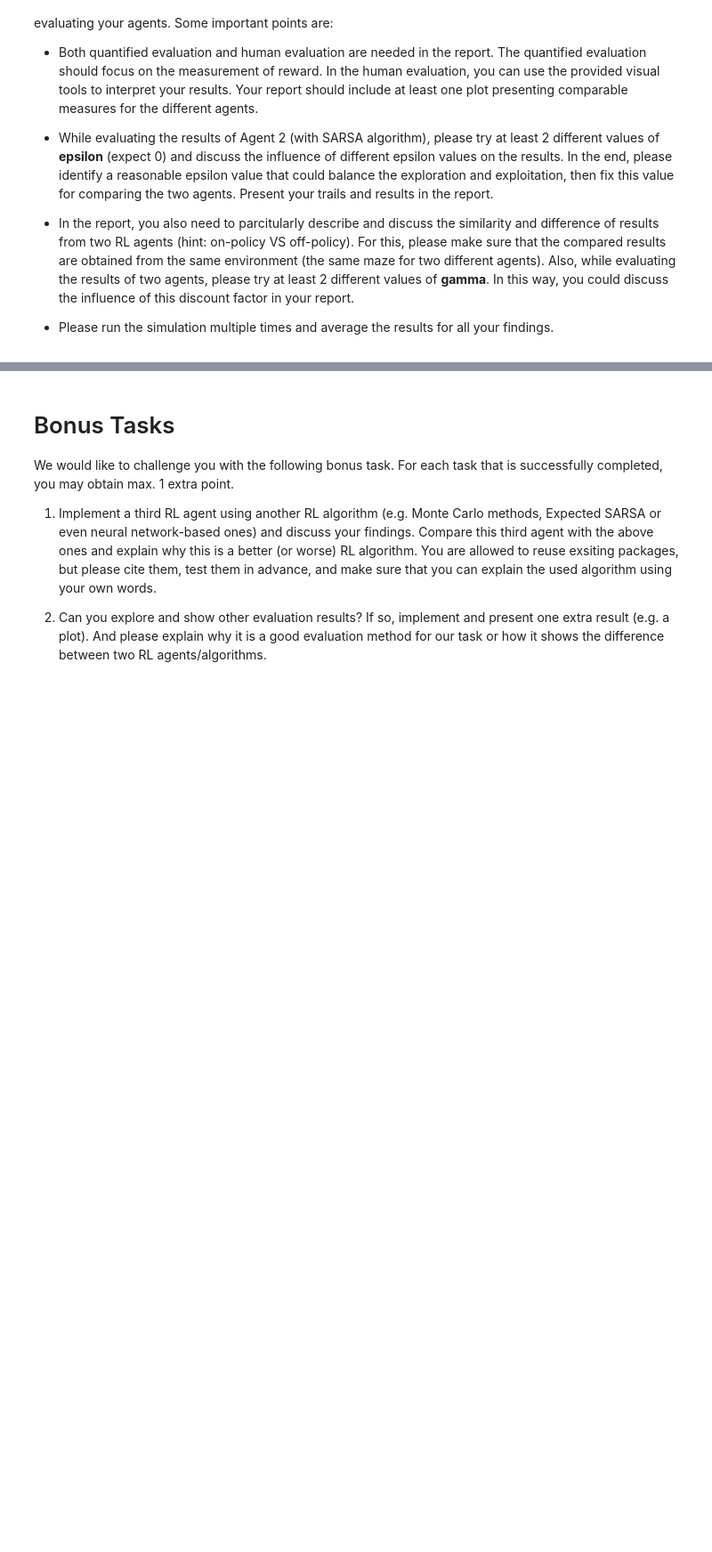
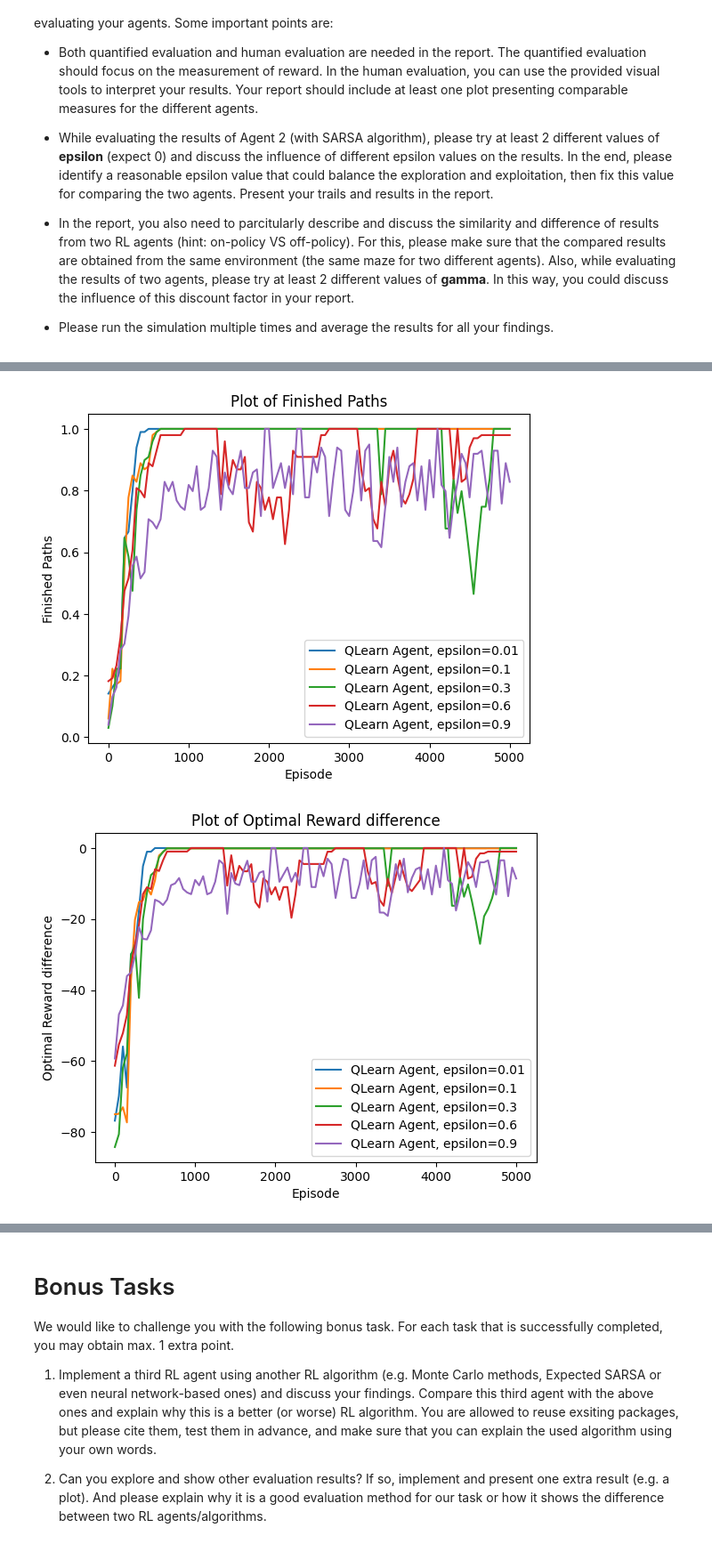
Before and after one commit to MarognaLorenzo/ApplicationOfMachineLearning, a Jupyter notebook: Assignment4/notebooks/All.ipynb, the cells around one changed output, grey strips where cells are left out. Shown at 89% size. Cells and saved outputs as stored; diff of their text form; code cells hidden in the pictures; blank space fills up the shorter version.

```diff
--- a/Assignment4/notebooks/All.ipynb
+++ b/Assignment4/notebooks/All.ipynb
@@ -622,14 +637,17 @@ sarsa_best_epsilon = 0.1
 # %%
 # QLearn evaluation (finding the best epsilon)
 q_agent_high = QLearnAgent(env, "QLearn Agent, epsilon=0.01", exploration_rate=0.01)
 q_agent_hmid = QLearnAgent(env, "QLearn Agent, epsilon=0.1", exploration_rate=0.1)
 q_agent_mid = QLearnAgent(env, "QLearn Agent, epsilon=0.3", exploration_rate=0.3)
 q_agent_low = QLearnAgent(env, "QLearn Agent, epsilon=0.6", exploration_rate=0.6)
 q_agent_hlow = QLearnAgent(env, "QLearn Agent, epsilon=0.9", exploration_rate=0.9)
 
 data = compare_agents([q_agent_high, q_agent_hmid, q_agent_mid, q_agent_low, q_agent_hlow], 5000, 50)
 plot_data(data, "finished_paths", "Finished Paths")
-plot_data(data, "reward_ratio", "Reward Ratio")
+plot_data(data, "reward_difference", "Optimal Reward difference")
 plot_data(data, "total_reward", "Total Reward")
 
 q_best_epsilon = 0.1
+# %% [output]
+[figure, added]
+[figure, added]
```
Also changed, not shown: parts of 9 cells of this notebook.
